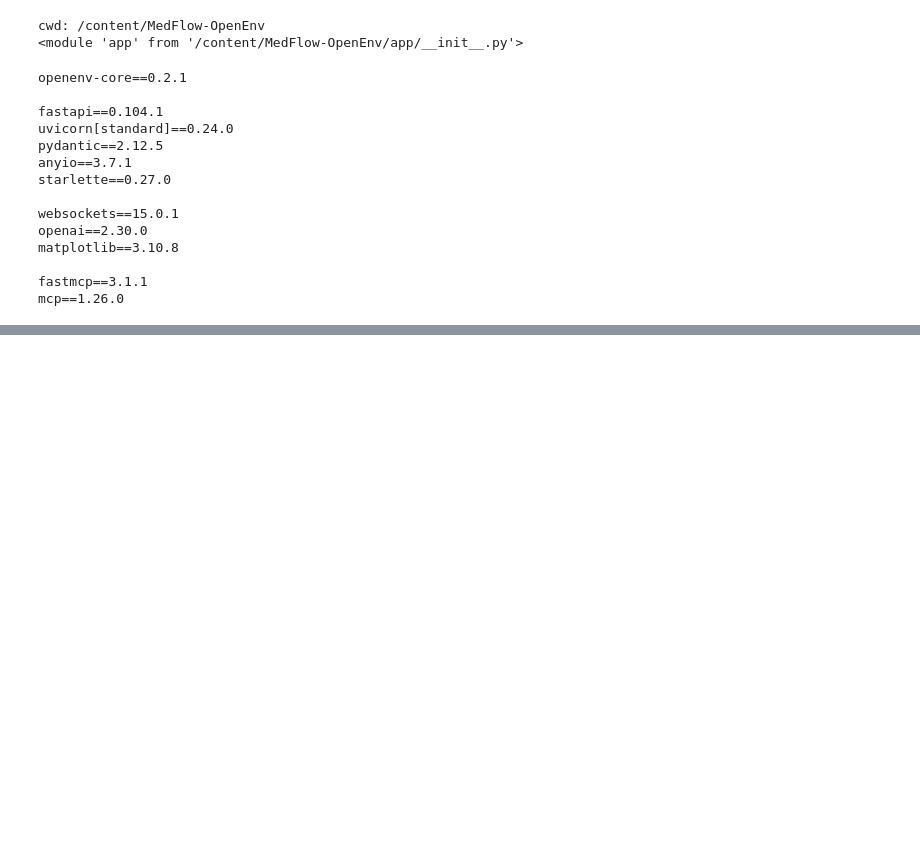
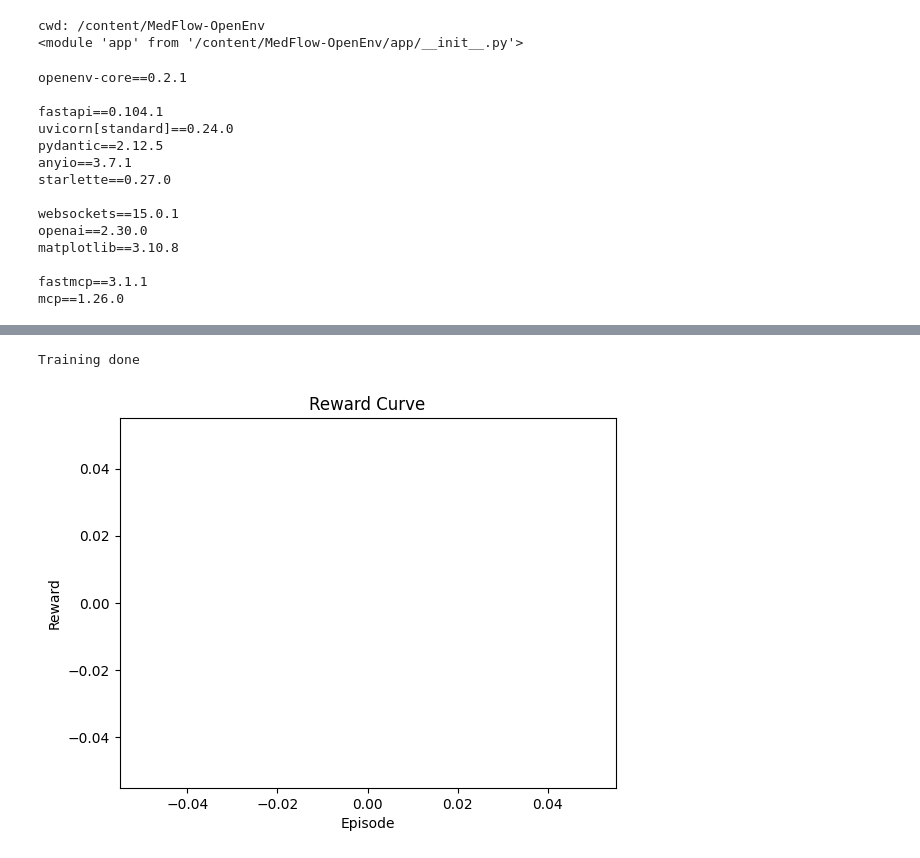
Before and after one commit to shriom17/MedFlow-OpenEnv, a Jupyter notebook: Training.ipynb, the cells around one changed output, grey strips where cells are left out. Saved outputs shown, nothing was run; the diff lists cells and outputs as text; code cells hidden in the pictures; blank space fills up the shorter version.

```diff
--- a/Training.ipynb
+++ b/Training.ipynb
@@ -259,0 +378,37 @@ python3: can't open file '/content/scripts/greedy_policy.py': [Errno 2] No such
+# %%
+import matplotlib.pyplot as plt
+from app.env import HospitalQueueEnvironment
+
+class Action:
+    def __init__(self, action_type, patient_id=None, doctor_id=None):
+        self.action_type = action_type
+        self.patient_id = patient_id
+        self.doctor_id = doctor_id
+
+rewards = []
+
+for ep in range(50):
+    env = HospitalQueueEnvironment()
+    obs = env.reset()
+    total_reward = 0
+
+    while not obs.get("done", False):
+        action = Action("wait")   # 👈 change here
+        obs = env.step(action)
+
+        total_reward += obs.get("reward", 0)
+
+    rewards.append(total_reward)
+
+print("Training done")
+# %% [output]
+Training done
+# %%
+plt.plot(rewards)
+plt.xlabel("Episode")
+plt.ylabel("Reward")
+plt.title("Reward Curve")
+plt.savefig("reward_curve.png")
+plt.show()
+# %% [output]
+[figure, added]
```
Also changed, not shown: parts of 27 cells of this notebook.
